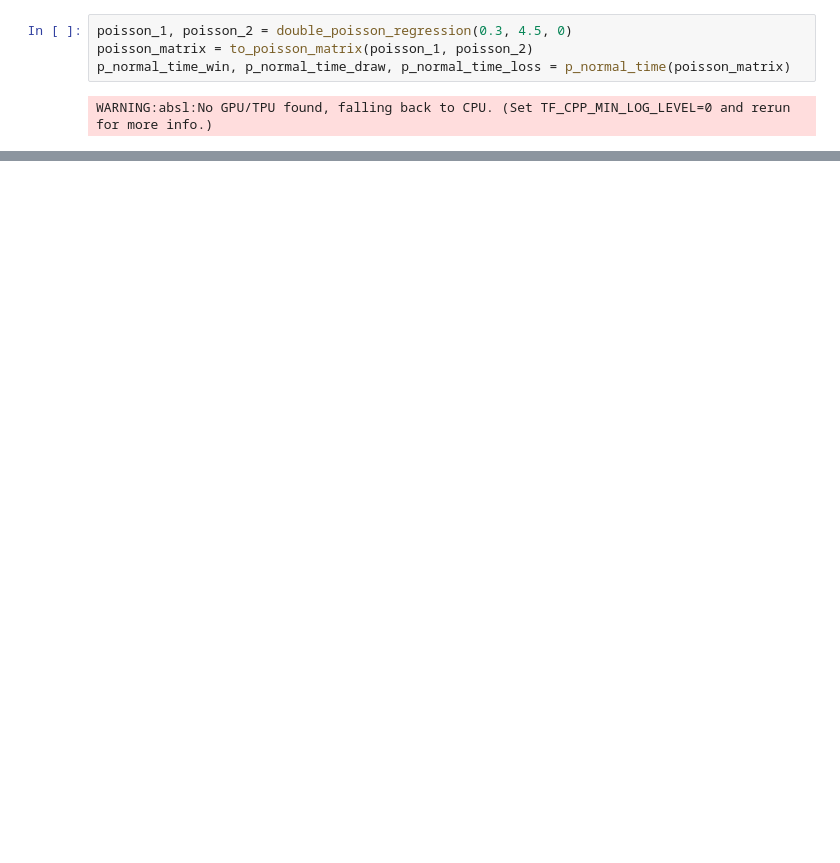
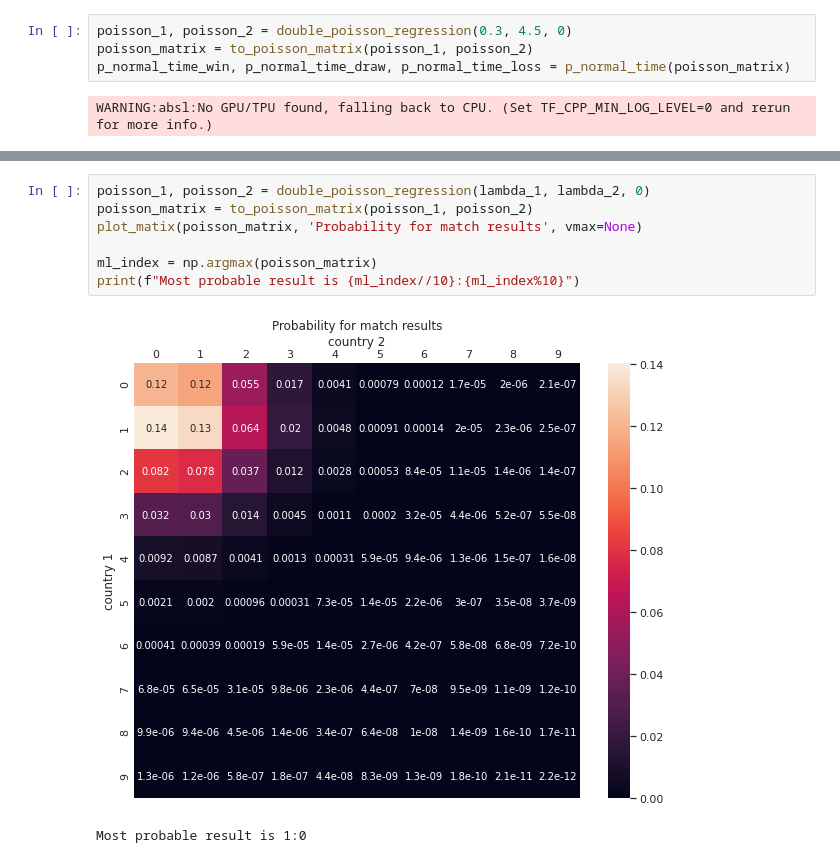
Before and after one commit to weichseltree/euro2020, a Jupyter notebook: double_poisson.ipynb, the cells around one changed output, grey strips where cells are left out. Cells and saved outputs as stored; diff of their text form; blank space fills up the shorter version.

```diff
--- a/double_poisson.ipynb
+++ b/double_poisson.ipynb
@@ -156,0 +161,10 @@ plt.show()
+# %%
+poisson_1, poisson_2 = double_poisson_regression(lambda_1, lambda_2, 0)
+poisson_matrix = to_poisson_matrix(poisson_1, poisson_2)
+plot_matix(poisson_matrix, 'Probability for match results', vmax=None)
+
+ml_index = np.argmax(poisson_matrix)
+print(f"Most probable result is {ml_index//10}:{ml_index%10}")
+# %% [output]
+[figure, added]
+Most probable result is 1:0
```
Also changed, not shown: parts of 14 cells of this notebook.
